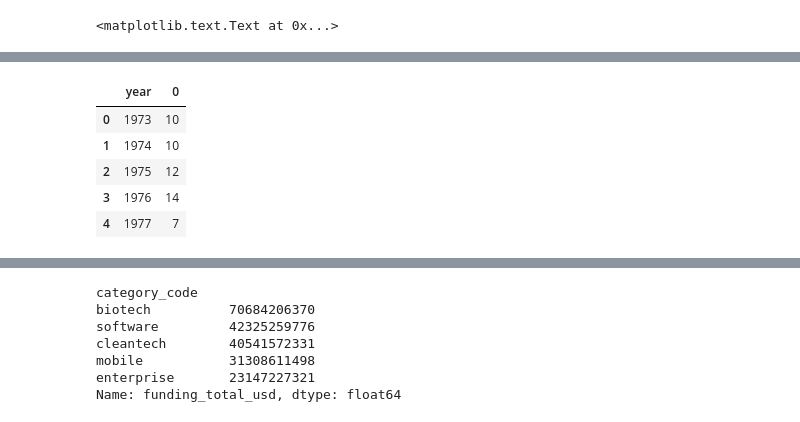
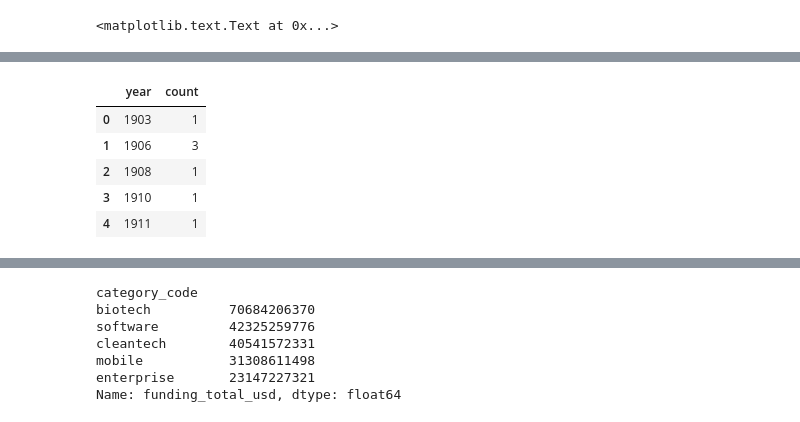
Before and after one commit to vijayvenkatesh/vcstartupdataanalysis, a Jupyter notebook: iPython/project.ipynb, the cells around one changed output, grey strips where cells are left out. Drawn from its saved outputs; the diff is of its cells as text; code cells hidden in the pictures.

```diff
--- a/iPython/project.ipynb
+++ b/iPython/project.ipynb
@@ -11,17 +11,17 @@ from sklearn.preprocessing import Imputer
 from sklearn import preprocessing
 # Initializing dependencies and import packages
 # %%
-# companies = read_excel('/Users/vijay/src/vcstartupdataanalysis/data/crunchbase_monthly_export.xlsx', 'Companies', index_col=None)
-# rounds = read_excel('/Users/vijay/src/vcstartupdataanalysis/data/crunchbase_monthly_export.xlsx', 'Rounds', index_col=None)
-# investments = read_excel('/Users/vijay/src/vcstartupdataanalysis/data/crunchbase_monthly_export.xlsx', 'Investments', index_col=None)
-# acquisitions = read_excel('/Users/vijay/src/vcstartupdataanalysis/data/crunchbase_monthly_export.xlsx', 'Acquisitions', index_col=None)
-# additions = read_excel('/Users/vijay/src/vcstartupdataanalysis/data/crunchbase_monthly_export.xlsx', 'Additions', index_col=None)
+companies = read_excel('/Users/vijay/src/vcstartupdataanalysis/data/crunchbase_monthly_export.xlsx', 'Companies', index_col=None)
+rounds = read_excel('/Users/vijay/src/vcstartupdataanalysis/data/crunchbase_monthly_export.xlsx', 'Rounds', index_col=None)
+investments = read_excel('/Users/vijay/src/vcstartupdataanalysis/data/crunchbase_monthly_export.xlsx', 'Investments', index_col=None)
+acquisitions = read_excel('/Users/vijay/src/vcstartupdataanalysis/data/crunchbase_monthly_export.xlsx', 'Acquisitions', index_col=None)
+additions = read_excel('/Users/vijay/src/vcstartupdataanalysis/data/crunchbase_monthly_export.xlsx', 'Additions', index_col=None)
 # %%
-companies = read_excel('/Users/vjbu/src/vcstartupdataanalysis/data/crunchbase_monthly_export.xlsx', 'Companies', index_col=None)
-rounds = read_excel('/Users/vjbu/src/vcstartupdataanalysis/data/crunchbase_monthly_export.xlsx', 'Rounds', index_col=None)
-investments = read_excel('/Users/vjbu/src/vcstartupdataanalysis/data/crunchbase_monthly_export.xlsx', 'Investments', index_col=None)
-acquisitions = read_excel('/Users/vjbu/src/vcstartupdataanalysis/data/crunchbase_monthly_export.xlsx', 'Acquisitions', index_col=None)
-additions = read_excel('/Users/vjbu/src/vcstartupdataanalysis/data/crunchbase_monthly_export.xlsx', 'Additions', index_col=None)
+# companies = read_excel('/Users/vjbu/src/vcstartupdataanalysis/data/crunchbase_monthly_export.xlsx', 'Companies', index_col=None)
+# rounds = read_excel('/Users/vjbu/src/vcstartupdataanalysis/data/crunchbase_monthly_export.xlsx', 'Rounds', index_col=None)
+# investments = read_excel('/Users/vjbu/src/vcstartupdataanalysis/data/crunchbase_monthly_export.xlsx', 'Investments', index_col=None)
+# acquisitions = read_excel('/Users/vjbu/src/vcstartupdataanalysis/data/crunchbase_monthly_export.xlsx', 'Acquisitions', index_col=None)
+# additions = read_excel('/Users/vjbu/src/vcstartupdataanalysis/data/crunchbase_monthly_export.xlsx', 'Additions', index_col=None)
 # %%
 companies['city'].fillna('unknown', inplace=True)
 topcities = DataFrame(companies.city.value_counts()[:30], columns=['counts'])
@@ -150,8 +134,14 @@ dtype: int64
 # %%
 startupsbyyear = DataFrame(startupsbyyear)
 invbyyear=invbyyear.rename(columns = {'funded_year':'year'})
 startupsbyyear.reset_index(inplace=True)
 startupsbyyear=startupsbyyear.rename(columns = {'founded_year':'year'})
-#startupsbyyear.columns = ['year','count']
+startupsbyyear.columns = ['year','count']
 startupsbyyear.head()
 # %% [output]
+|  | year | count |
+| 0 | 1903 | 1 |
+| 1 | 1906 | 3 |
+| 2 | 1908 | 1 |
+| 3 | 1910 | 1 |
+| 4 | 1911 | 1 |
@@ -161,9 +149,3 @@ startupsbyyear.head()
-|  | year | 0 |
-| 0 | 1973 | 10 |
-| 1 | 1974 | 10 |
-| 2 | 1975 | 12 |
-| 3 | 1976 | 14 |
-| 4 | 1977 | 7 |
 # %%
 startupsbyyear = startupsbyyear.rename(columns={0:'count'})
 startupsbyyear.head()
```
Also changed, not shown: parts of 41 cells of this notebook.
